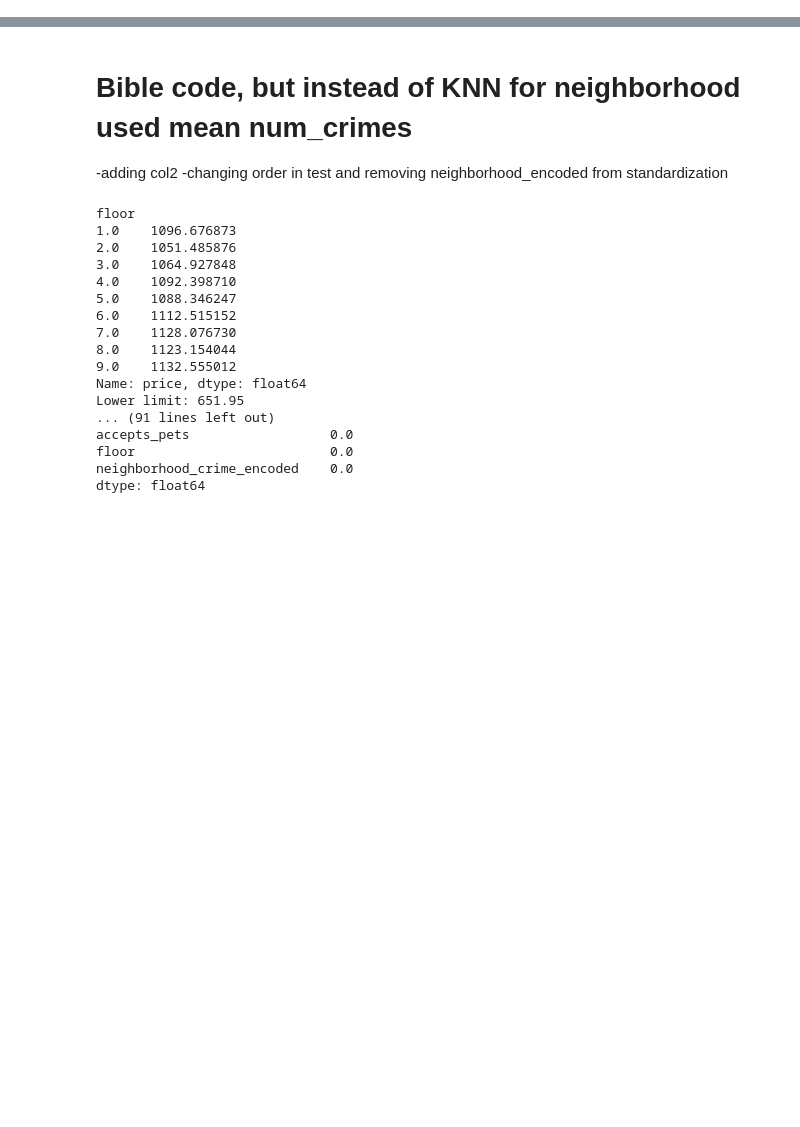
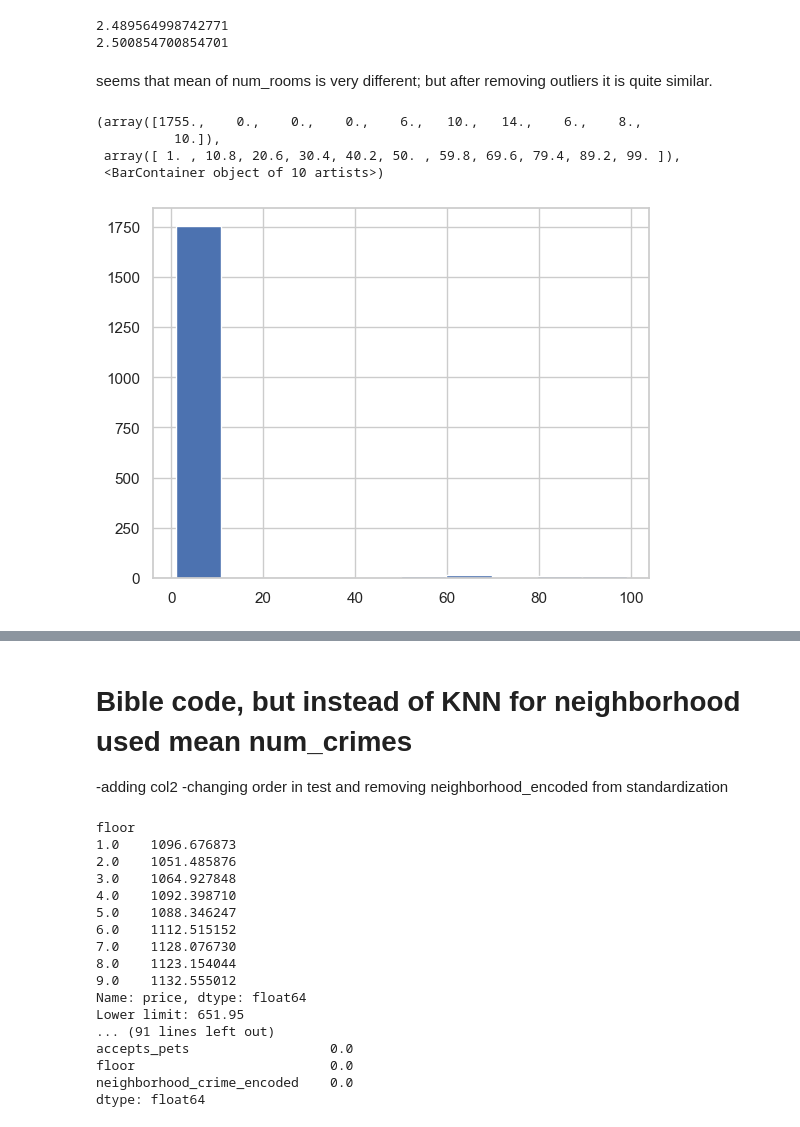
Before and after one commit to ollie-gats/ML_house_price_prediction_project, a Jupyter notebook: Project_1_Vanessa.ipynb, the cells around one changed output, grey strips where cells are left out. Saved outputs shown, nothing was run; the diff lists cells and outputs as text; code cells hidden in the pictures; blank space fills up the shorter version.

Commit message:
data exploration on the test data

```diff
--- a/Project_1_Vanessa.ipynb
+++ b/Project_1_Vanessa.ipynb
@@ -0,0 +7,5 @@
+# %%
+# loading the data
+df = pd.read_csv('C:/Users/vanes/Desktop/BSE/Term 1/Computational Machine Learning/Project_1/train.csv')
+df_test = pd.read_csv('C:/Users/vanes/Desktop/BSE/Term 1/Computational Machine Learning/Project_1/test.csv')
+df_complete = pd.concat([df, df_test])
@@ -0,0 +108,19 @@
+# %%
+df_no_outliers_rooms = df[df['num_rooms'] < 5]
+print(df_no_outliers_rooms['num_rooms'].mean())
+
+df_test_no_outliers_rooms = df_test[df_test['num_rooms'] <5]
+print(df_test_no_outliers_rooms['num_rooms'].mean())
+# %% [output]
+2.489564998742771
+2.500854700854701
+# %% [markdown]
+seems that mean of num_rooms is very different; but after removing outliers it is quite similar.
+# %%
+plt.hist(df_test['num_rooms'])
+# %% [output]
+(array([1755.,    0.,    0.,    0.,    6.,   10.,   14.,    6.,    8.,
+          10.]),
+ array([ 1. , 10.8, 20.6, 30.4, 40.2, 50. , 59.8, 69.6, 79.4, 89.2, 99. ]),
+ <BarContainer object of 10 artists>)
+[figure, added]
```
Also changed, not shown: parts of 51 cells of this notebook.
